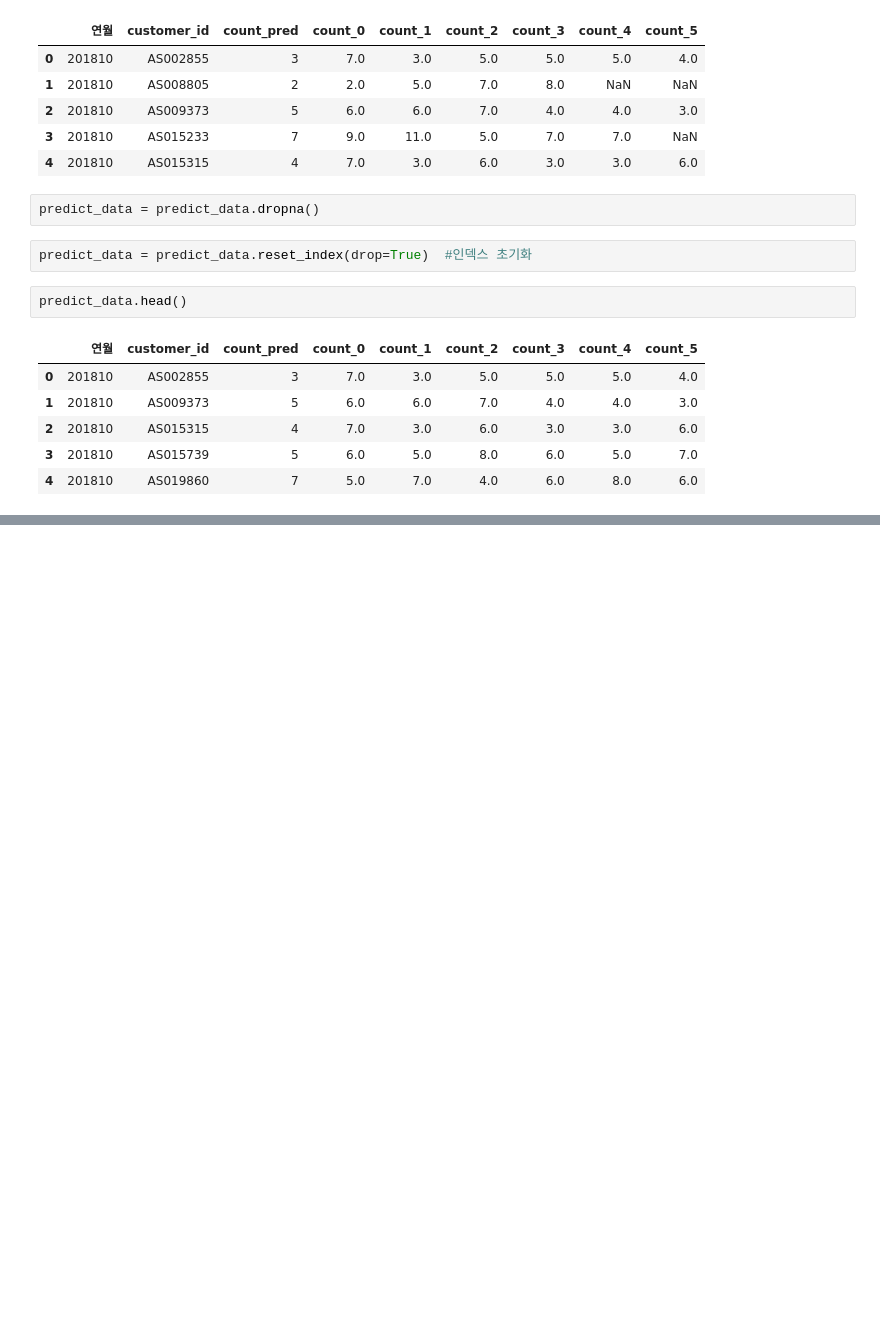
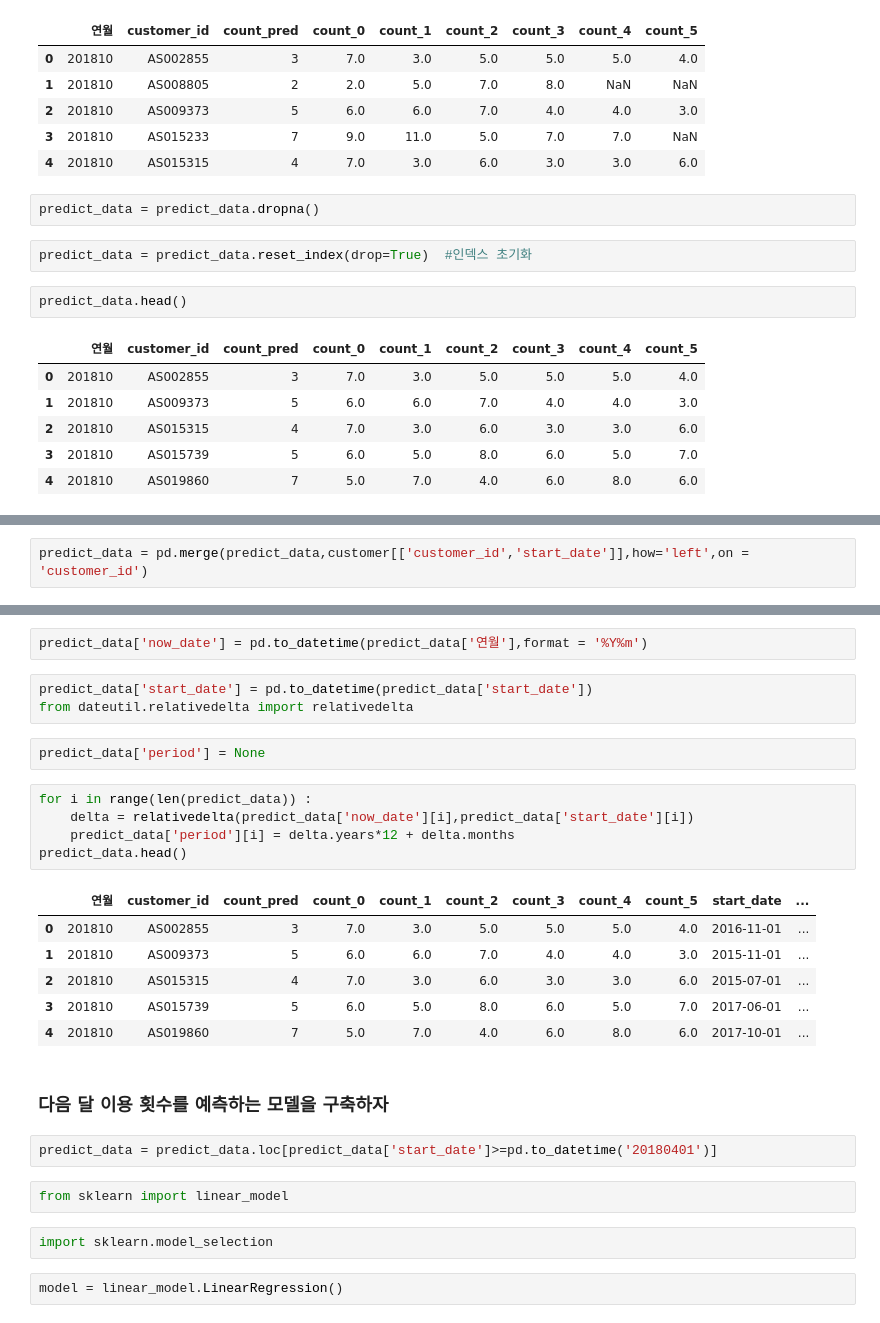
Before and after one commit to Hyehang/python_technique100, a Jupyter notebook: 04/04.고객의 행동을 예측하는 테크닉10.ipynb, the cells around one changed output, grey strips where cells are left out. Cells and saved outputs as stored; diff of their text form; blank space fills up the shorter version.

```diff
--- a/04/04.고객의 행동을 예측하는 테크닉10.ipynb
+++ b/04/04.고객의 행동을 예측하는 테크닉10.ipynb
@@ -232,0 +234,2 @@ predict_data.head()
+# %%
+predict_data = pd.merge(predict_data,customer[['customer_id','start_date']],how='left',on = 'customer_id')
@@ -232,0 +245,29 @@ predict_data.head()
+# %%
+predict_data['now_date'] = pd.to_datetime(predict_data['연월'],format = '%Y%m')
+# %%
+predict_data['start_date'] = pd.to_datetime(predict_data['start_date'])
+from dateutil.relativedelta import relativedelta
+# %%
+predict_data['period'] = None
+# %%
+for i in range(len(predict_data)) :
+    delta = relativedelta(predict_data['now_date'][i],predict_data['start_date'][i])
+    predict_data['period'][i] = delta.years*12 + delta.months
+predict_data.head()
+# %% [output]
+|  | 연월 | customer_id | count_pred | count_0 | count_1 | count_2 | count_3 | count_4 | count_5 | start_date | ... |
+| 0 | 201810 | AS002855 | 3 | 7.0 | 3.0 | 5.0 | 5.0 | 5.0 | 4.0 | 2016-11-01 | ... |
+| 1 | 201810 | AS009373 | 5 | 6.0 | 6.0 | 7.0 | 4.0 | 4.0 | 3.0 | 2015-11-01 | ... |
+| 2 | 201810 | AS015315 | 4 | 7.0 | 3.0 | 6.0 | 3.0 | 3.0 | 6.0 | 2015-07-01 | ... |
+| 3 | 201810 | AS015739 | 5 | 6.0 | 5.0 | 8.0 | 6.0 | 5.0 | 7.0 | 2017-06-01 | ... |
+| 4 | 201810 | AS019860 | 7 | 5.0 | 7.0 | 4.0 | 6.0 | 8.0 | 6.0 | 2017-10-01 | ... |
+# %% [markdown]
+### 다음 달 이용 횟수를 예측하는 모델을 구축하자
+# %%
+predict_data = predict_data.loc[predict_data['start_date']>=pd.to_datetime('20180401')]
+# %%
+from sklearn import linear_model
+# %%
+import sklearn.model_selection
+# %%
+model = linear_model.LinearRegression()
```
Also changed, not shown: parts of 16 cells of this notebook.
